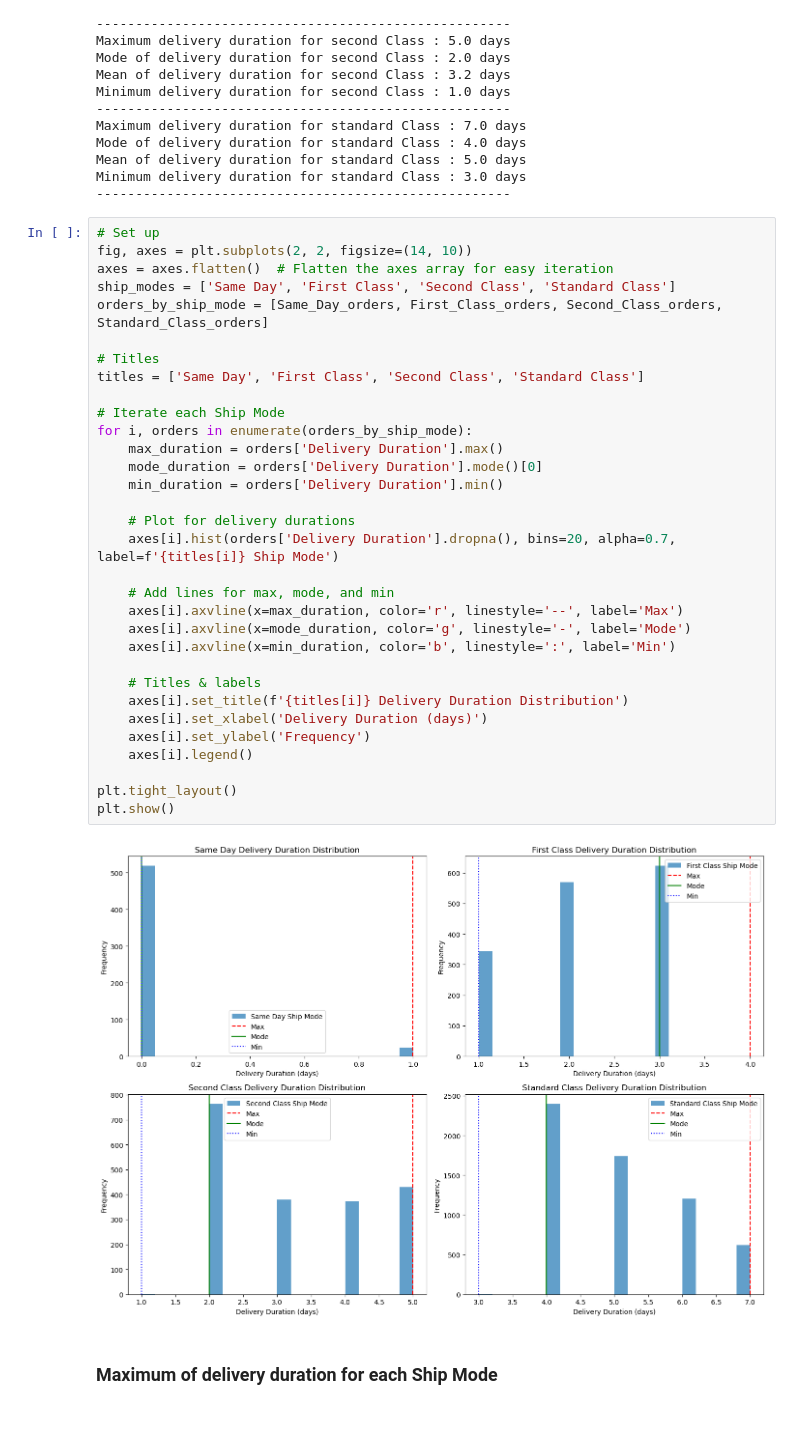
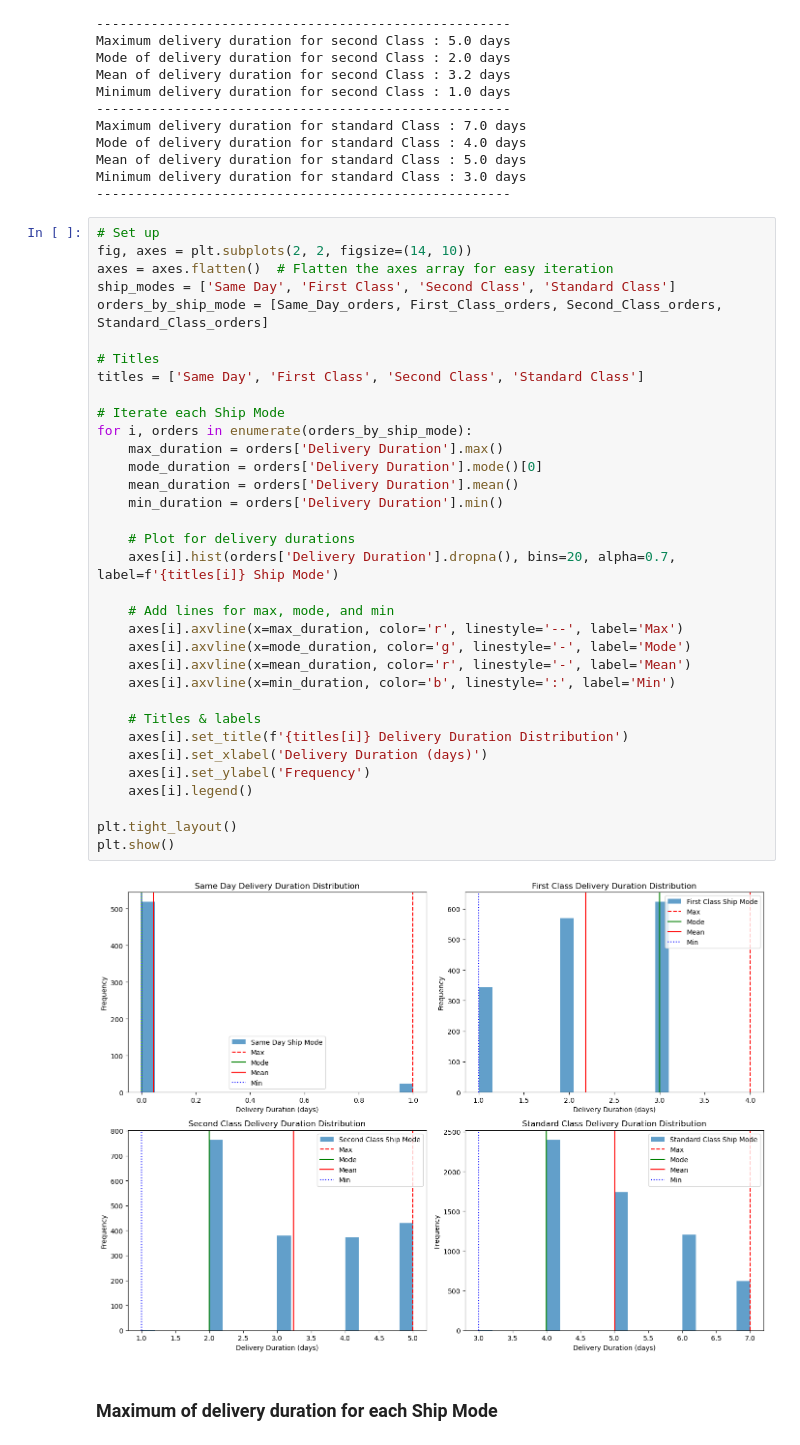
Before and after one commit to hennypurwadi/771951_Dataset_Analysis, a Jupyter notebook: 202370140.ipynb, the cells around one changed output. Saved outputs shown, nothing was run; the diff lists cells and outputs as text.

```diff
--- a/202370140.ipynb
+++ b/202370140.ipynb
@@ -2116,34 +2207,36 @@ fig, axes = plt.subplots(2, 2, figsize=(14, 10))
 axes = axes.flatten()  # Flatten the axes array for easy iteration
 ship_modes = ['Same Day', 'First Class', 'Second Class', 'Standard Class']
 orders_by_ship_mode = [Same_Day_orders, First_Class_orders, Second_Class_orders, Standard_Class_orders]
 
 # Titles
 titles = ['Same Day', 'First Class', 'Second Class', 'Standard Class']
 
 # Iterate each Ship Mode
 for i, orders in enumerate(orders_by_ship_mode):
     max_duration = orders['Delivery Duration'].max()
     mode_duration = orders['Delivery Duration'].mode()[0]
+    mean_duration = orders['Delivery Duration'].mean()
     min_duration = orders['Delivery Duration'].min()
 
     # Plot for delivery durations
     axes[i].hist(orders['Delivery Duration'].dropna(), bins=20, alpha=0.7, label=f'{titles[i]} Ship Mode')
 
     # Add lines for max, mode, and min
     axes[i].axvline(x=max_duration, color='r', linestyle='--', label='Max')
     axes[i].axvline(x=mode_duration, color='g', linestyle='-', label='Mode')
+    axes[i].axvline(x=mean_duration, color='r', linestyle='-', label='Mean')
     axes[i].axvline(x=min_duration, color='b', linestyle=':', label='Min')
 
     # Titles & labels
     axes[i].set_title(f'{titles[i]} Delivery Duration Distribution')
     axes[i].set_xlabel('Delivery Duration (days)')
     axes[i].set_ylabel('Frequency')
     axes[i].legend()
 
 plt.tight_layout()
 plt.show()
 # %% [output]
-[figure, old version]
+[figure, new version]
 # %% [markdown]
 ### Maximum of delivery duration for each Ship Mode
 # %%
```
Also changed, not shown: parts of 21 cells of this notebook.
